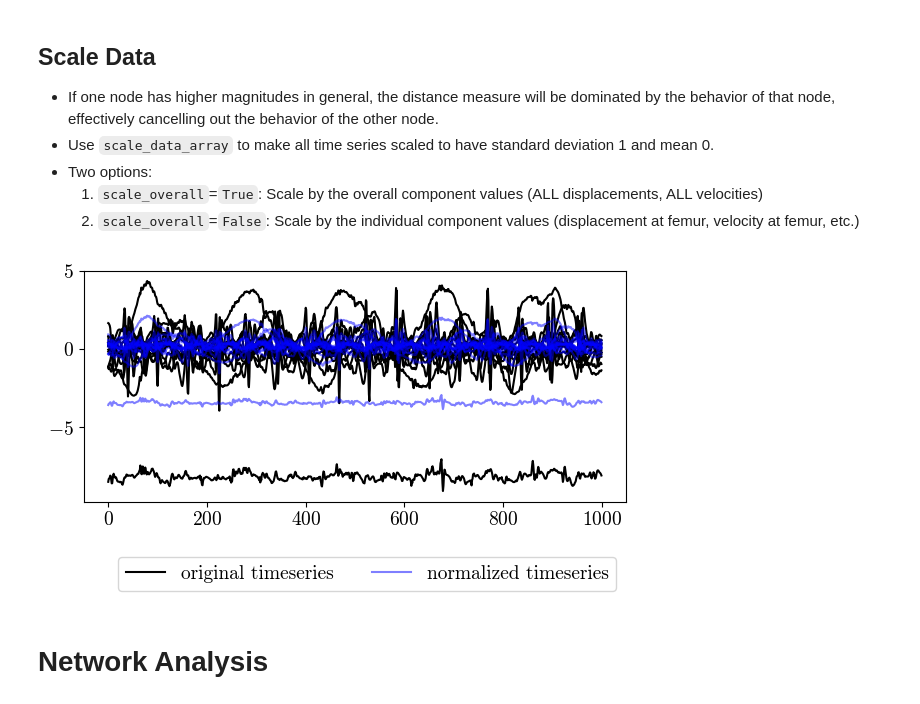
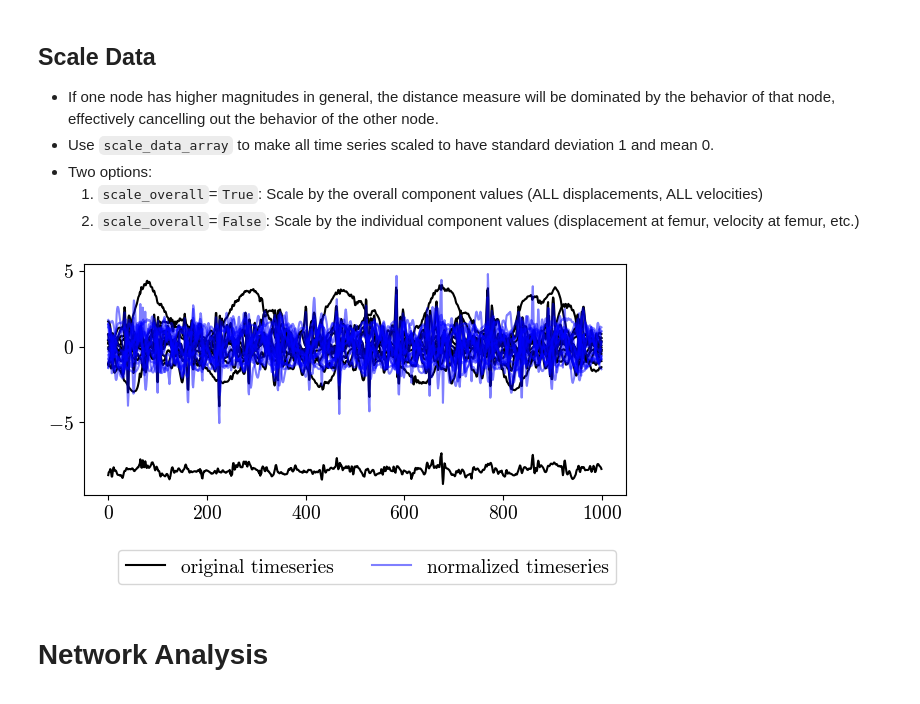
Before and after one commit to ThH00/biomechanics-hula-hoop, a Jupyter notebook: network-methods-code/2024-code-ExploringLocalizationInNonlinearOscillators/body_network_analysis_2.ipynb, the cells around one changed output. Saved outputs shown, nothing was run; the diff lists cells and outputs as text; code cells hidden in the pictures.

Commit message:
network scaled

```diff
--- a/network-methods-code/2024-code-ExploringLocalizationInNonlinearOscillators/body_network_analysis_2.ipynb
+++ b/network-methods-code/2024-code-ExploringLocalizationInNonlinearOscillators/body_network_analysis_2.ipynb
@@ -80,12 +80,12 @@ data_3d.shape=(1000, 15, 2)
 # %%
 fig,ax = plt.subplots(figsize=(7,3))
 og = ax.plot(data,color='k',label='original timeseries')
-nm = ax.plot(scale_data_array(data,scale_overall=True),color='b',alpha=0.5,label='normalized timeseries')
+nm = ax.plot(scale_data_array(data,scale_overall=False),color='b',alpha=0.5,label='normalized timeseries')
 plt.setp(og[1:], label="_")
 plt.setp(nm[1:], label="_")
 ax.legend(ncols=2,bbox_to_anchor=(1,-0.2));
 # %% [output]
-[figure, old version]
+[figure, new version]
 # %% [markdown]
 # Network Analysis
 # %% [markdown]
```
